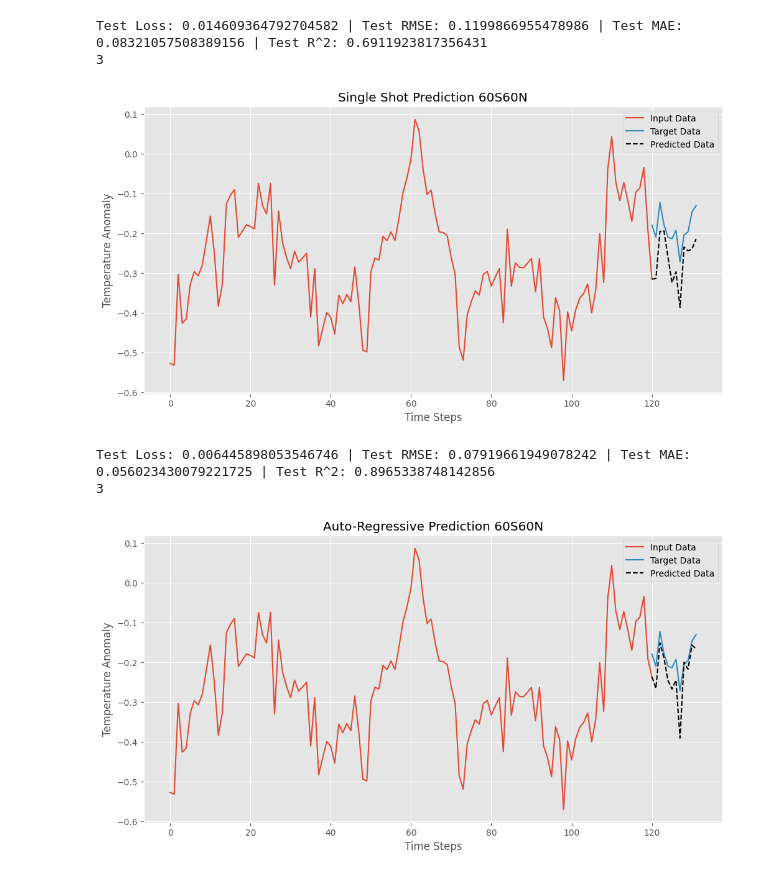
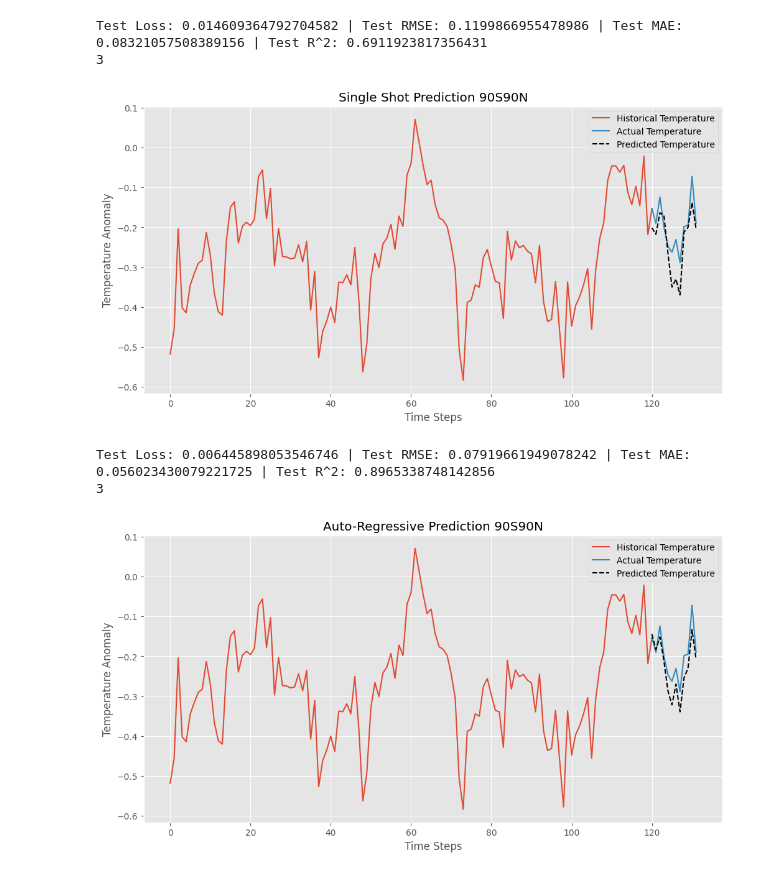
Before and after one commit to philiphan0109/time-series-forecasting, a Jupyter notebook: Single Feature Model/visualization.ipynb, the cells around one changed output. Cells and saved outputs as stored; diff of their text form; code cells hidden in the pictures.

Commit message:
figures

```diff
--- a/Single Feature Model/visualization.ipynb
+++ b/Single Feature Model/visualization.ipynb
@@ -12,7 +12,7 @@ def plot_predictions(inputs, predictions, targets, title, figname):
         # sample_index = np.random.randint(len(inputs))
         print(len(inputs))
         sample_index = 2
-        location_index = 2
+        location_index = 1
 
         input_sample = inputs[sample_index][:, location_index]
         prediction_sample = predictions[sample_index][:, location_index]
@@ -23,12 +23,12 @@ def plot_predictions(inputs, predictions, targets, title, figname):
 
         # Extend the input time axis and samples to include the first future point for a seamless transition
         extended_time_axis_input = np.append(time_axis_input, time_axis_future[0])
-        extended_input_sample = np.append(input_sample, prediction_sample[0])
+        extended_input_sample = np.append(input_sample, target_sample[0])
 
         plt.figure(figsize=(12, 6))
-        plt.plot(extended_time_axis_input, extended_input_sample, label='Input Data', zorder=1)
-        plt.plot(time_axis_future, target_sample, label='Target Data', zorder=2)
-        plt.plot(time_axis_future, prediction_sample, label='Predicted Data', linestyle='--', zorder=3, color="black")
+        plt.plot(extended_time_axis_input, extended_input_sample, label='Historical Temperature', zorder=1)
+        plt.plot(time_axis_future, target_sample, label='Actual Temperature', zorder=2)
+        plt.plot(time_axis_future, prediction_sample, label='Predicted Temperature', linestyle='--', zorder=3, color="black")
 
         plt.title(title)
         plt.xlabel('Time Steps')
@@ -53,15 +53,15 @@ def display_test_results(file_path, title, figname):
     print(f"Test Loss: {test_loss} | Test RMSE: {test_rmse} | Test MAE: {test_mae} | Test R^2: {test_r_squared}")
     plot_predictions(inputs, predictions, targets, title, figname)
 # %%
-display_test_results('results/single_shot_test_results.pkl', 'Single Shot Prediction 60S60N', figname='Single Shot Prediction 60S60N')
+display_test_results('results/single_shot_test_results.pkl', 'Single Shot Prediction 90S90N', figname='Single Shot Prediction 90S90N')
 # %% [output]
 Test Loss: 0.014609364792704582 | Test RMSE: 0.1199866955478986 | Test MAE: 0.08321057508389156 | Test R^2: 0.6911923817356431
 3
-[figure, old version]
+[figure, new version]
 # %%
-display_test_results('results/auto_reg_test_results.pkl', 'Auto-Regressive Prediction 60S60N', figname='Auto-Regressive Prediction 60S60N')
+display_test_results('results/auto_reg_test_results.pkl', 'Auto-Regressive Prediction 90S90N', figname='Auto-Regressive Prediction 90S90N')
 # %% [output]
 Test Loss: 0.006445898053546746 | Test RMSE: 0.07919661949078242 | Test MAE: 0.056023430079221725 | Test R^2: 0.8965338748142856
 3
-[figure, old version]
+[figure, new version]
 # %%
```
Also changed, not shown: parts of 1 cell of this notebook, 20 other files.
